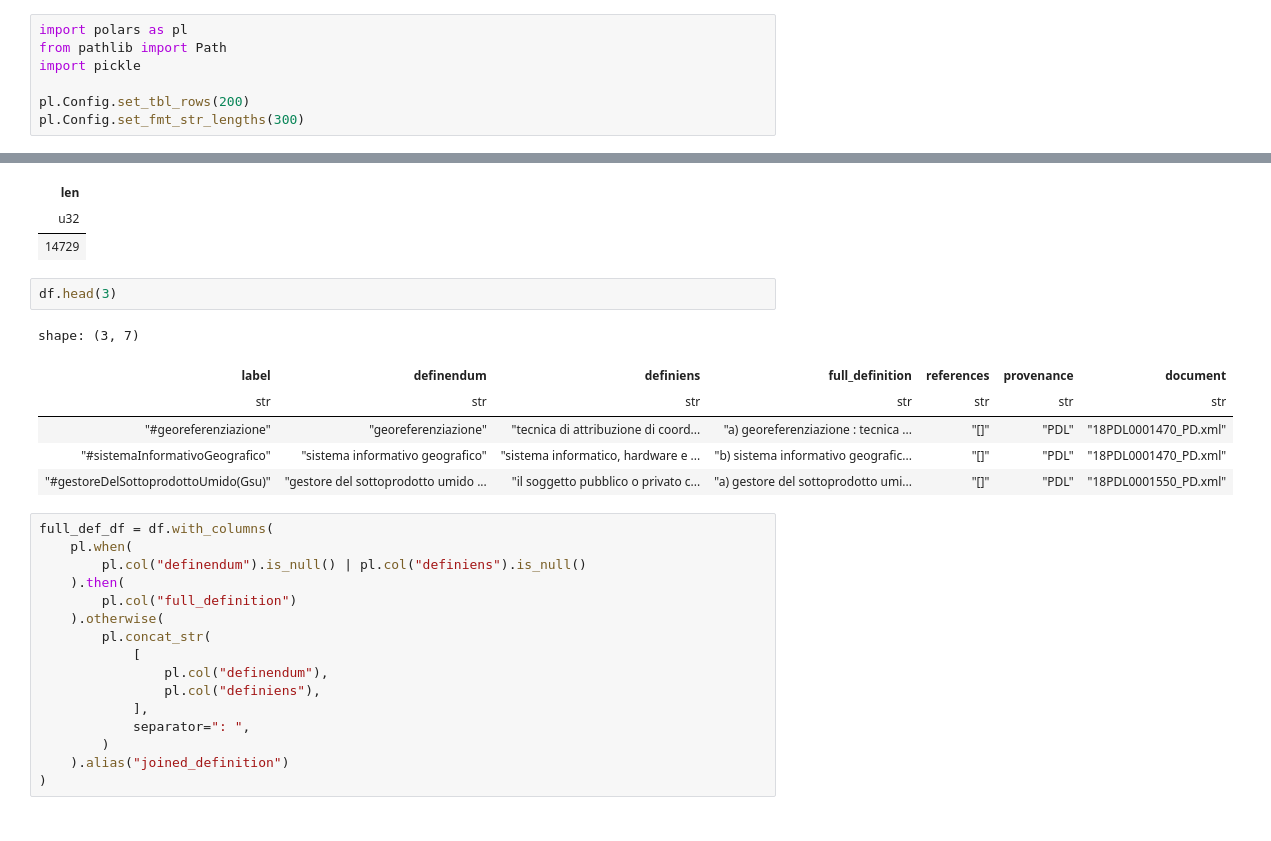
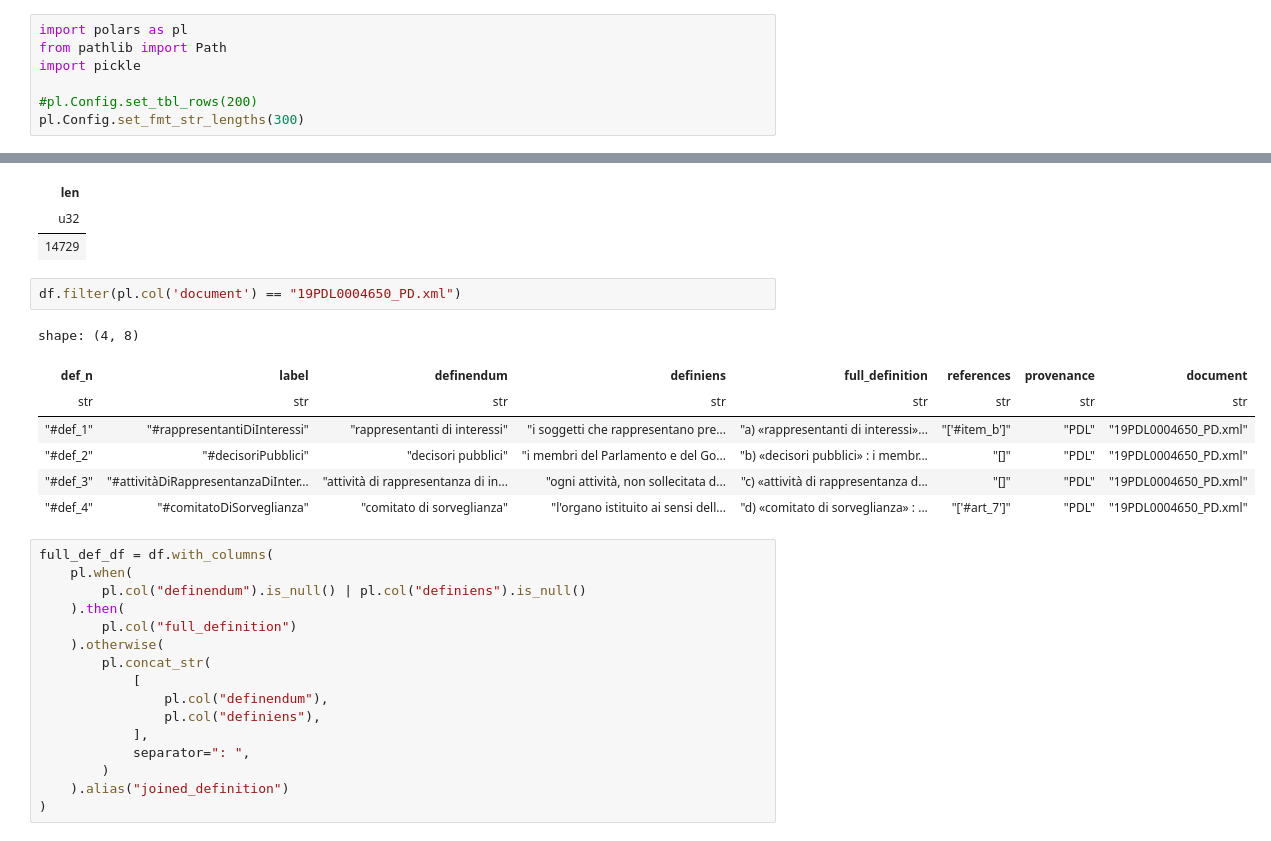
Before and after one commit to leonardozilli/LegislativeDefinitionsAgent, a Jupyter notebook: notebooks/02 - create_def_embeddings.ipynb, the cells around one changed output, grey strips where cells are left out. Saved outputs shown, nothing was run; the diff lists cells and outputs as text.

```diff
--- a/notebooks/02 - create_def_embeddings.ipynb
+++ b/notebooks/02 - create_def_embeddings.ipynb
@@ -9,7 +9,7 @@ import polars as pl
 from pathlib import Path
 import pickle
 
-pl.Config.set_tbl_rows(200)
+#pl.Config.set_tbl_rows(200)
 pl.Config.set_fmt_str_lengths(300)
 # %% [output]
 polars.config.Config
@@ -23,15 +23,16 @@ shape: (1, 1)
 | len |
 | u32 |
 | 14729 |
-# %%
-df.head(3)
-# %% [output]
-shape: (3, 7)
-| label | definendum | definiens | full_definition | references | provenance | document |
-| str | str | str | str | str | str | str |
-| "#georeferenziazione" | "georeferenziazione" | "tecnica di attribuzione di coord... | "a) georeferenziazione : tecnica ... | "[]" | "PDL" | "18PDL0001470_PD.xml" |
-| "#sistemaInformativoGeografico" | "sistema informativo geografico" | "sistema informatico, hardware e ... | "b) sistema informativo geografic... | "[]" | "PDL" | "18PDL0001470_PD.xml" |
-| "#gestoreDelSottoprodottoUmido(Gsu)" | "gestore del sottoprodotto umido ... | "il soggetto pubblico o privato c... | "a) gestore del sottoprodotto umi... | "[]" | "PDL" | "18PDL0001550_PD.xml" |
+# %%
+df.filter(pl.col('document') == "19PDL0004650_PD.xml")
+# %% [output]
+shape: (4, 8)
+| def_n | label | definendum | definiens | full_definition | references | provenance | document |
+| str | str | str | str | str | str | str | str |
+| "#def_1" | "#rappresentantiDiInteressi" | "rappresentanti di interessi" | "i soggetti che rappresentano pre... | "a) «rappresentanti di interessi»... | "['#item_b']" | "PDL" | "19PDL0004650_PD.xml" |
+| "#def_2" | "#decisoriPubblici" | "decisori pubblici" | "i membri del Parlamento e del Go... | "b) «decisori pubblici» : i membr... | "[]" | "PDL" | "19PDL0004650_PD.xml" |
+| "#def_3" | "#attivitàDiRappresentanzaDiInter... | "attività di rappresentanza di in... | "ogni attività, non sollecitata d... | "c) «attività di rappresentanza d... | "[]" | "PDL" | "19PDL0004650_PD.xml" |
+| "#def_4" | "#comitatoDiSorveglianza" | "comitato di sorveglianza" | "l'organo istituito ai sensi dell... | "d) «comitato di sorveglianza» : ... | "['#art_7']" | "PDL" | "19PDL0004650_PD.xml" |
 # %%
 full_def_df = df.with_columns(
     pl.when(
```
Also changed, not shown: parts of 3 cells of this notebook, 12 other files.
